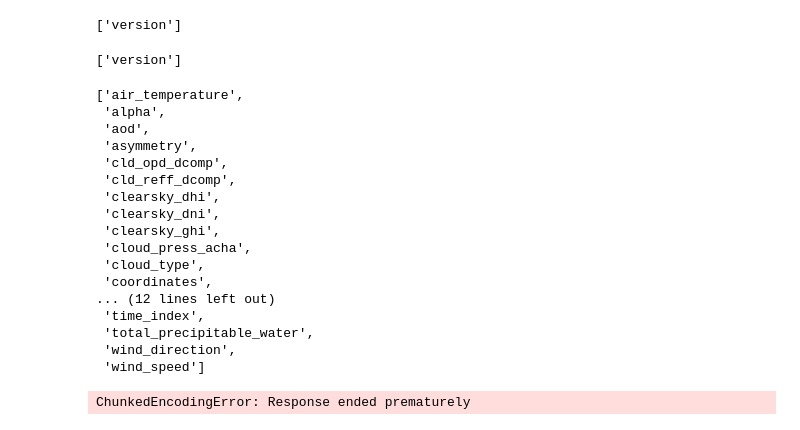
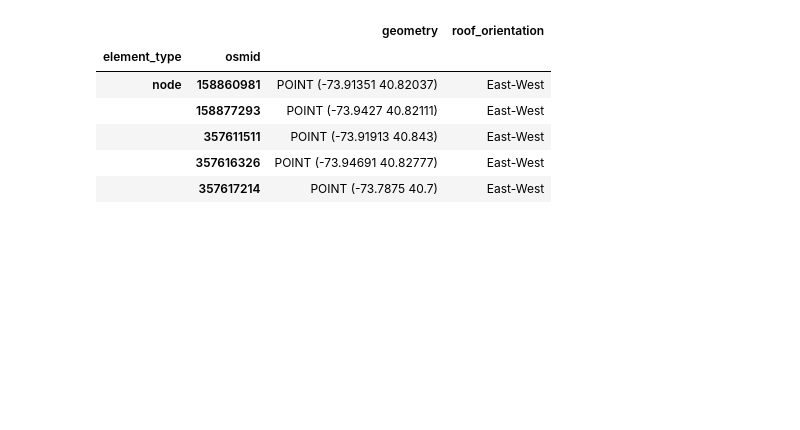
Before and after one commit to anushka77777/solar, a Jupyter notebook: solar.ipynb, the cells around one changed output. Drawn from its saved outputs; the diff is of its cells as text; code cells hidden in the pictures; blank space fills up the shorter version.

Commit message:
added basic setup

```diff
--- a/solar.ipynb
+++ b/solar.ipynb
@@ -54,49 +68,30 @@ f = h5pyd.File("/nrel/nsrdb/v3/nsrdb_2018.h5", 'r')
-# %%
-list(f.attrs)  # list attributes belonging to the root group
-# %% [output]
-['version']
-# %%
-list(f.attrs)  # list attributes belonging to the root group
-# %% [output]
-['version']
-# %%
-list(f)  # list the datasets in the file
-# %% [output]
-['air_temperature',
- 'alpha',
- 'aod',
- 'asymmetry',
- 'cld_opd_dcomp',
- 'cld_reff_dcomp',
- 'clearsky_dhi',
- 'clearsky_dni',
- 'clearsky_ghi',
- 'cloud_press_acha',
- 'cloud_type',
- 'coordinates',
-... (12 lines left out)
- 'time_index',
- 'total_precipitable_water',
- 'wind_direction',
- 'wind_speed']
+# %%
+# setup API keys
+NREL_API_KEY = 'bpQISLYhNGPBRPtwvHmfoK3N9B5kw4V7YLvRohxf'
+OPENWEATHERMAP_API_KEY = 'a27754febbf818bb3179817a6d3dc0ec'
+
+# Define the city name
+city_name = "New York City, New York, USA"
+limit_buildings = 200
 # %%
-import osmnx as ox
-import pandas as pd
-from shapely.geometry import Point
-
-# Define the location (e.g., New York City)
-place_name = "New York City, New York, USA"
-
-# Fetch building footprints
-buildings = ox.geometries_from_place(place_name, tags={'building': True})
+# Fetch building footprints from openstreammap (osmx) data
+buildings = ox.features_from_place(city_name, tags={'building': True})
 
 # Extract relevant data
 buildings_df = buildings[['geometry']]
+buildings_df = buildings_df.dropna(subset=['geometry'])  # Drop rows without geometry data
 
 # Calculate roof orientation (example: simplified assumption that buildings face North-South or East-West)
-buildings_df['roof_orientation'] = buildings_df['geometry'].apply(lambda x: 'North-South' if x.bounds[2] - x.bounds[0] > x.bounds[3] - x.bounds[1] else 'East-West')
+buildings_df['roof_orientation'] = buildings_df['geometry'].apply(
+    lambda x: 'North-South' if x.bounds[2] - x.bounds[0] > x.bounds[3] - x.bounds[1] else 'East-West')
 
-# Example output
-print(buildings_df.head())
+# Display the first few rows of the buildings dataframe
+buildings_df.head()
 # %% [output]
-ChunkedEncodingError: Response ended prematurely
+|  |  | geometry | roof_orientation |
+| element_type | osmid |  |  |
+| node | 158860981 | POINT (-73.91351 40.82037) | East-West |
+|  | 158877293 | POINT (-73.9427 40.82111) | East-West |
+|  | 357611511 | POINT (-73.91913 40.843) | East-West |
+|  | 357616326 | POINT (-73.94691 40.82777) | East-West |
+|  | 357617214 | POINT (-73.7875 40.7) | East-West |
```
Also changed, not shown: parts of 15 cells of this notebook, 1 other file.
